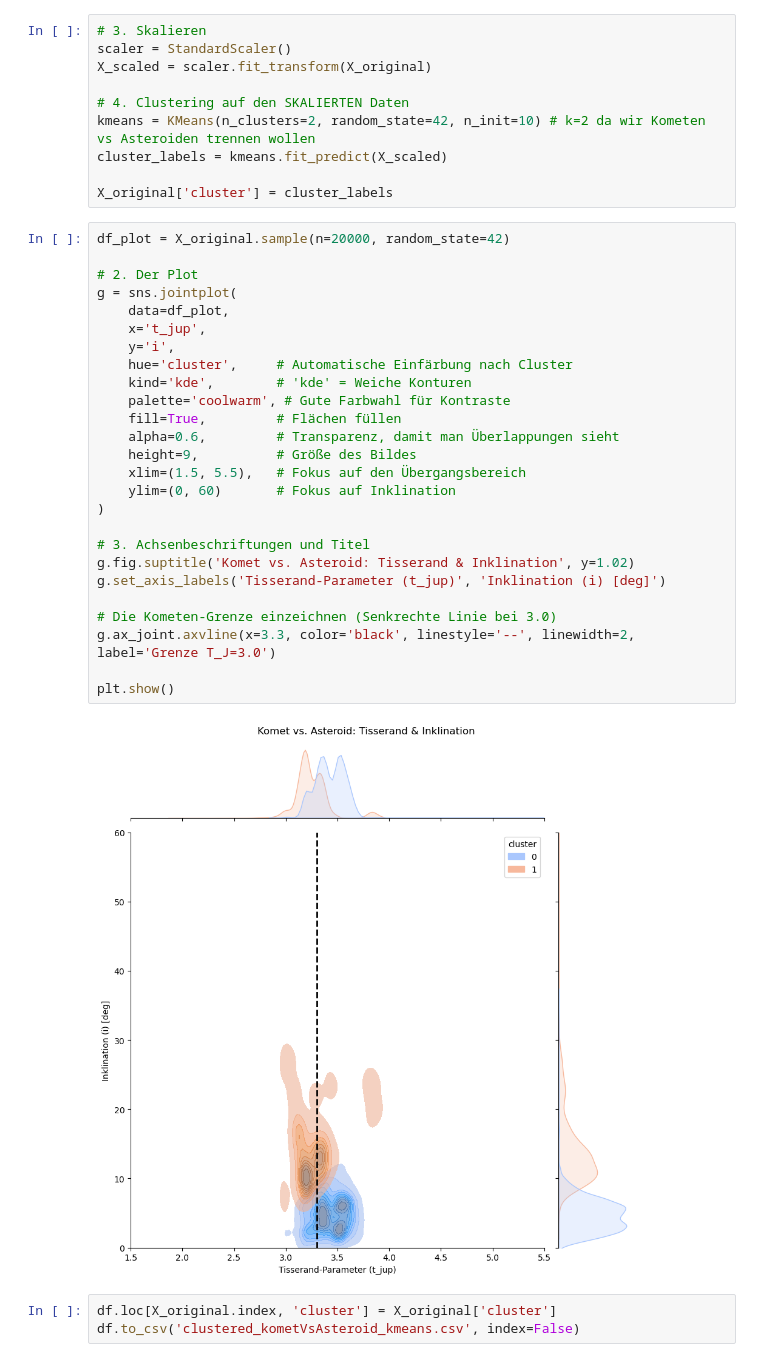
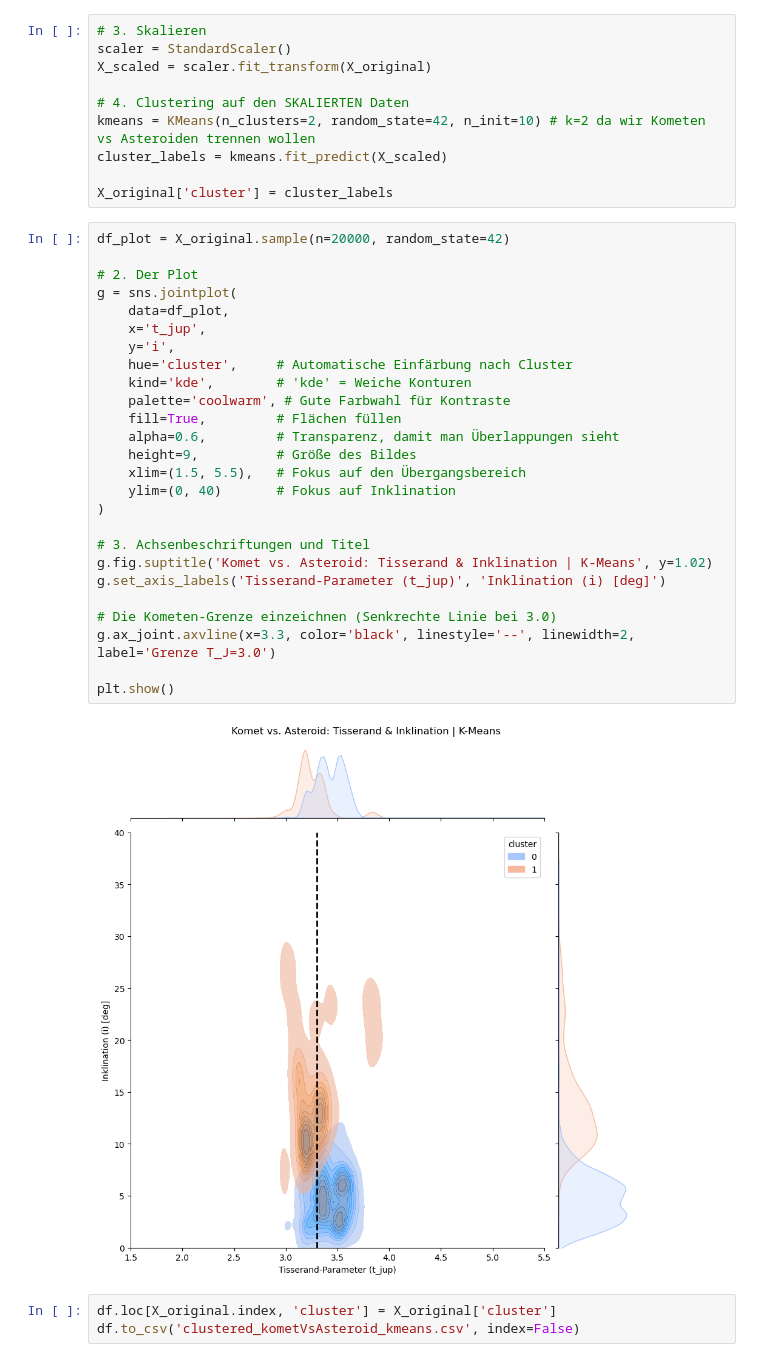
Before and after one commit to Chr1s21/MeteoritenPr-si, a Jupyter notebook: clustering/kometVsAsteroid.ipynb, the cells around one changed output. Drawn from its saved outputs; the diff is of its cells as text.

```diff
--- a/clustering/kometVsAsteroid.ipynb
+++ b/clustering/kometVsAsteroid.ipynb
@@ -27,31 +27,31 @@ X_original['cluster'] = cluster_labels
 # %%
 df_plot = X_original.sample(n=20000, random_state=42)
 
 # 2. Der Plot
 g = sns.jointplot(
     data=df_plot,
     x='t_jup',
     y='i',
     hue='cluster',     # Automatische Einfärbung nach Cluster
     kind='kde',        # 'kde' = Weiche Konturen
     palette='coolwarm', # Gute Farbwahl für Kontraste
     fill=True,         # Flächen füllen
     alpha=0.6,         # Transparenz, damit man Überlappungen sieht
     height=9,          # Größe des Bildes
     xlim=(1.5, 5.5),   # Fokus auf den Übergangsbereich
-    ylim=(0, 60)       # Fokus auf Inklination
+    ylim=(0, 40)       # Fokus auf Inklination
 )
 
 # 3. Achsenbeschriftungen und Titel
-g.fig.suptitle('Komet vs. Asteroid: Tisserand & Inklination', y=1.02)
+g.fig.suptitle('Komet vs. Asteroid: Tisserand & Inklination | K-Means', y=1.02)
 g.set_axis_labels('Tisserand-Parameter (t_jup)', 'Inklination (i) [deg]')
 
 # Die Kometen-Grenze einzeichnen (Senkrechte Linie bei 3.0)
 g.ax_joint.axvline(x=3.3, color='black', linestyle='--', linewidth=2, label='Grenze T_J=3.0')
 
 plt.show()
 # %% [output]
-[figure, old version]
+[figure, new version]
 # %%
 df.loc[X_original.index, 'cluster'] = X_original['cluster']
 df.to_csv('clustered_kometVsAsteroid_kmeans.csv', index=False)
```
